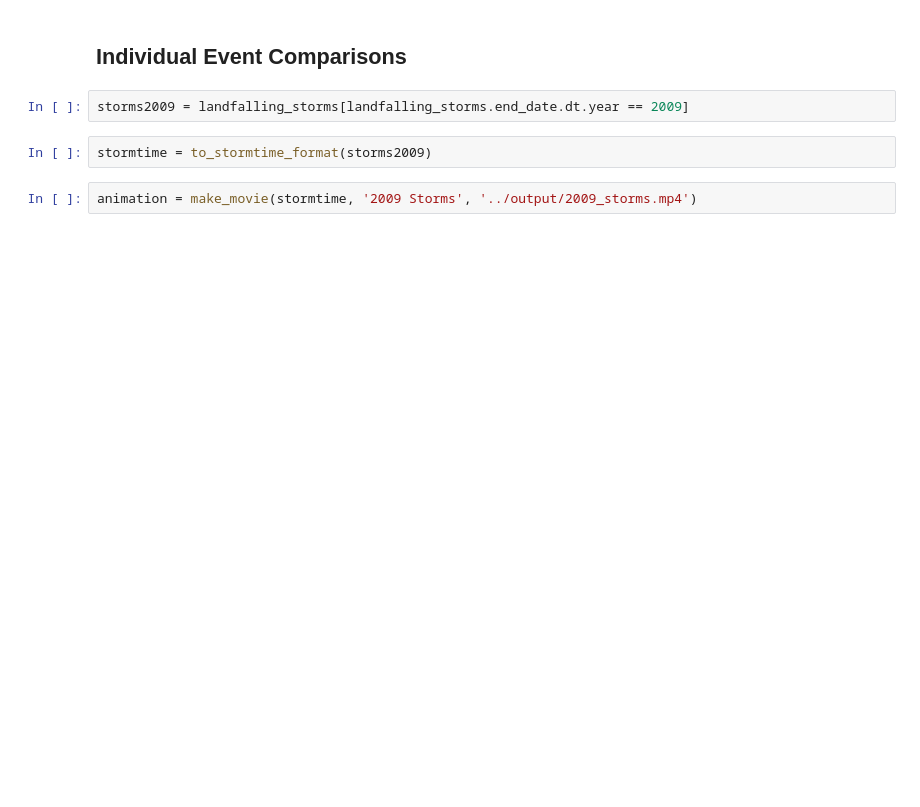
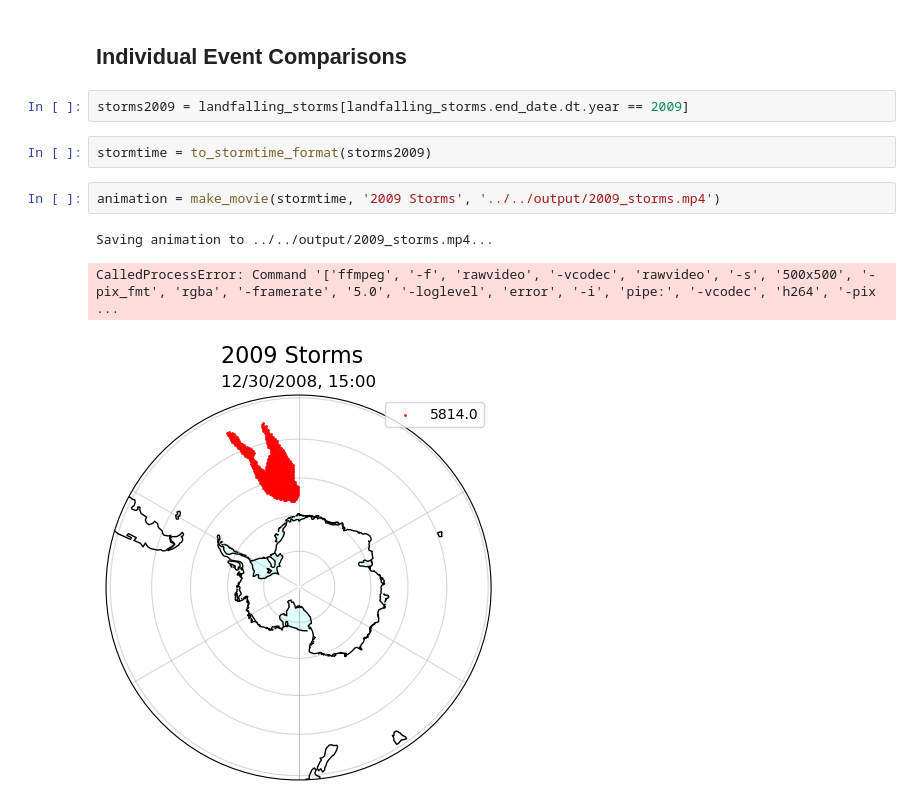
Before and after one commit to englacial/antarctic_AR_dataset, a Jupyter notebook: notebooks/quality_assurance/cmmt_comparison.ipynb, the cells around one changed output. Cells and saved outputs as stored; diff of their text form; blank space fills up the shorter version.

```diff
--- a/notebooks/quality_assurance/cmmt_comparison.ipynb
+++ b/notebooks/quality_assurance/cmmt_comparison.ipynb
@@ -91,6 +85,10 @@ storms2009 = landfalling_storms[landfalling_storms.end_date.dt.year == 2009]
 # %%
 stormtime = to_stormtime_format(storms2009)
 # %%
-animation = make_movie(stormtime, '2009 Storms', '../output/2009_storms.mp4')
+animation = make_movie(stormtime, '2009 Storms', '../../output/2009_storms.mp4')
+# %% [output]
+Saving animation to ../../output/2009_storms.mp4...
+CalledProcessError: Command '['ffmpeg', '-f', 'rawvideo', '-vcodec', 'rawvideo', '-s', '500x500', '-pix_fmt', 'rgba', '-framerate', '5.0', '-loglevel', 'error', '-i', 'pipe:', '-vcodec', 'h264', '-pix ...
+[figure, added]
 # %%
 from IPython.display import Video
```
Also changed, not shown: parts of 4 cells of this notebook, 5 other files.
